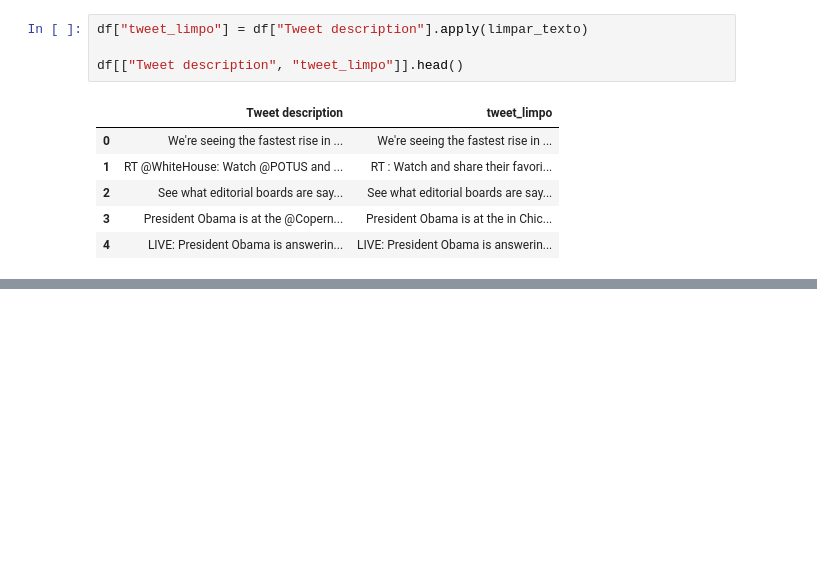
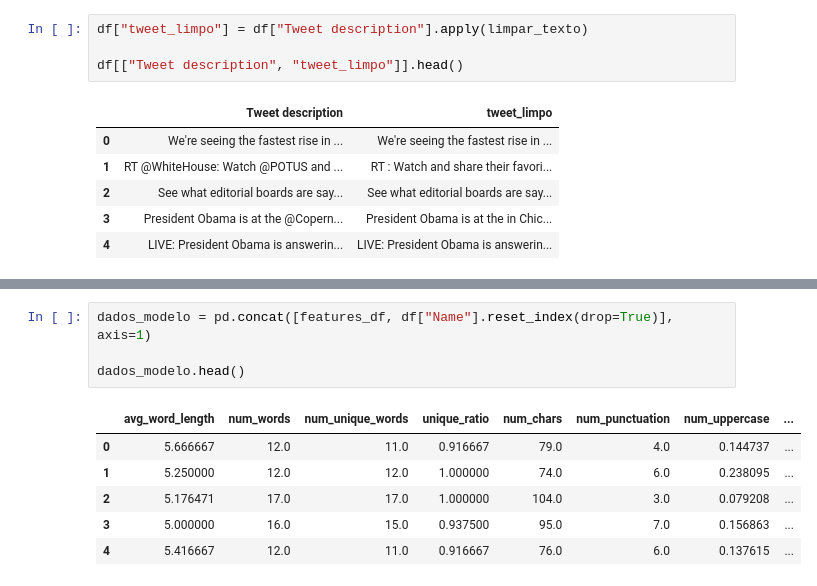
Before and after one commit to JoaoMiltzarek/Assinaturadigital, a Jupyter notebook: notebooks/analise.ipynb, the cells around one changed output, grey strips where cells are left out. Cells and saved outputs as stored; diff of their text form; blank space fills up the shorter version.

```diff
--- a/notebooks/analise.ipynb
+++ b/notebooks/analise.ipynb
@@ -150,0 +227,11 @@ KeyError: "['num_word_clean'] not in index"
+# %%
+dados_modelo = pd.concat([features_df, df["Name"].reset_index(drop=True)], axis=1)
+
+dados_modelo.head()
+# %% [output]
+|  | avg_word_length | num_words | num_unique_words | unique_ratio | num_chars | num_punctuation | num_uppercase | ... |
+| 0 | 5.666667 | 12.0 | 11.0 | 0.916667 | 79.0 | 4.0 | 0.144737 | ... |
+| 1 | 5.250000 | 12.0 | 12.0 | 1.000000 | 74.0 | 6.0 | 0.238095 | ... |
+| 2 | 5.176471 | 17.0 | 17.0 | 1.000000 | 104.0 | 3.0 | 0.079208 | ... |
+| 3 | 5.000000 | 16.0 | 15.0 | 0.937500 | 95.0 | 7.0 | 0.156863 | ... |
+| 4 | 5.416667 | 12.0 | 11.0 | 0.916667 | 76.0 | 6.0 | 0.137615 | ... |
```
Also changed, not shown: parts of 9 cells of this notebook.
